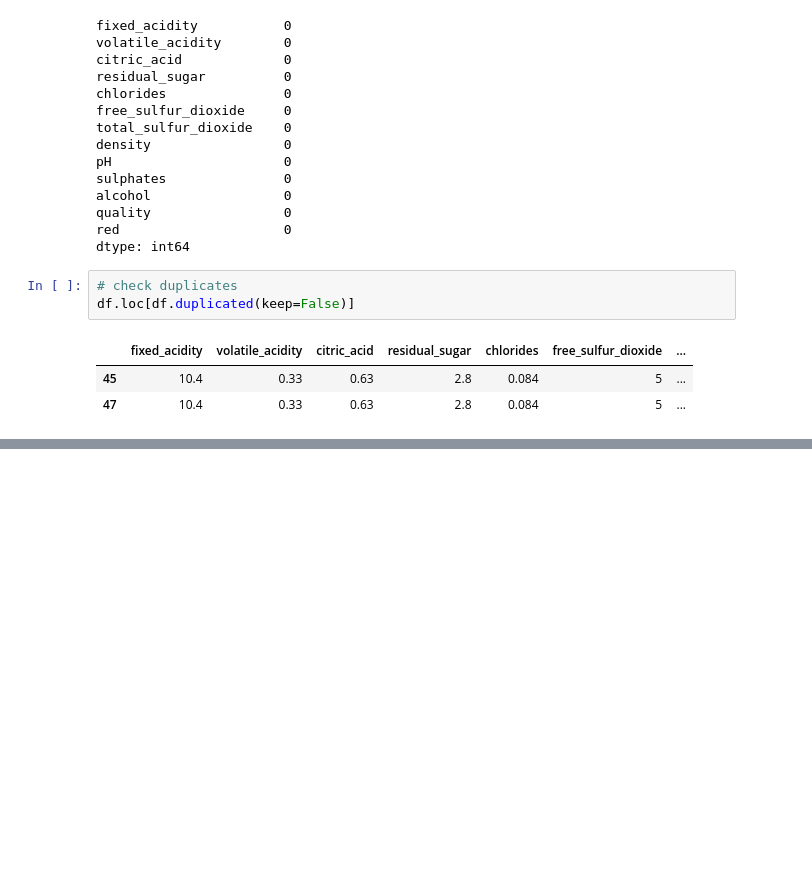
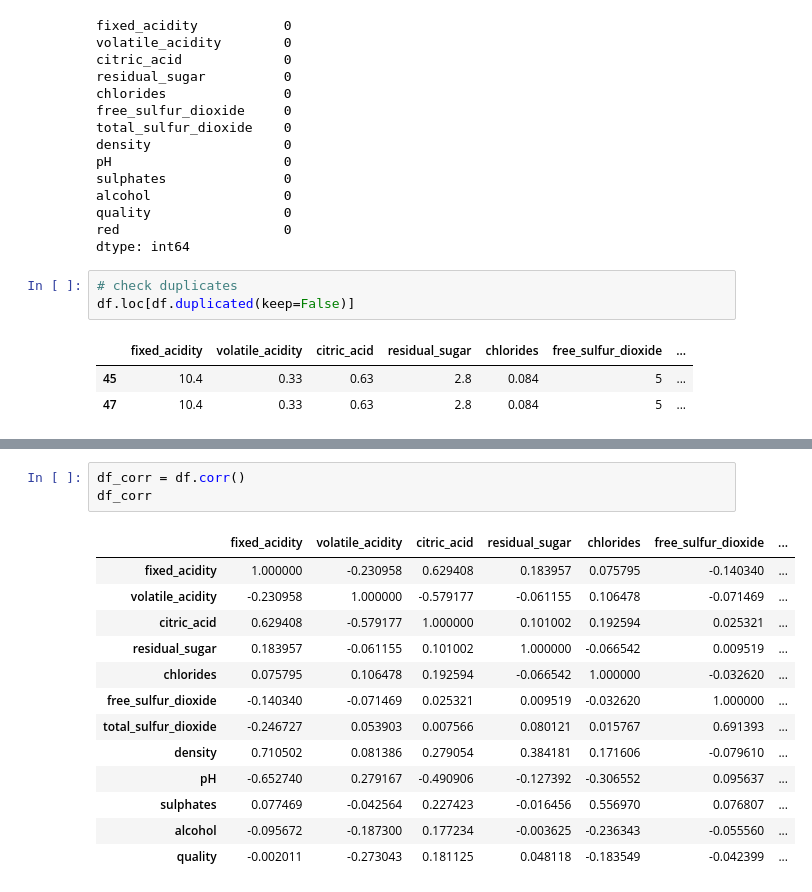
Before and after one commit to SimonRbk95/Strategy_Analytics, a Jupyter notebook: Tutorial_3/T3_assignment.ipynb, the cells around one changed output, grey strips where cells are left out. Drawn from its saved outputs; the diff is of its cells as text; blank space fills up the shorter version.

```diff
--- a/Tutorial_3/T3_assignment.ipynb
+++ b/Tutorial_3/T3_assignment.ipynb
@@ -115,0 +151,17 @@ Scaling variables does not necessarily overcome the issues of non-normal distrib
+# %%
+df_corr = df.corr()
+df_corr
+# %% [output]
+|  | fixed_acidity | volatile_acidity | citric_acid | residual_sugar | chlorides | free_sulfur_dioxide | ... |
+| fixed_acidity | 1.000000 | -0.230958 | 0.629408 | 0.183957 | 0.075795 | -0.140340 | ... |
+| volatile_acidity | -0.230958 | 1.000000 | -0.579177 | -0.061155 | 0.106478 | -0.071469 | ... |
+| citric_acid | 0.629408 | -0.579177 | 1.000000 | 0.101002 | 0.192594 | 0.025321 | ... |
+| residual_sugar | 0.183957 | -0.061155 | 0.101002 | 1.000000 | -0.066542 | 0.009519 | ... |
+| chlorides | 0.075795 | 0.106478 | 0.192594 | -0.066542 | 1.000000 | -0.032620 | ... |
+| free_sulfur_dioxide | -0.140340 | -0.071469 | 0.025321 | 0.009519 | -0.032620 | 1.000000 | ... |
+| total_sulfur_dioxide | -0.246727 | 0.053903 | 0.007566 | 0.080121 | 0.015767 | 0.691393 | ... |
+| density | 0.710502 | 0.081386 | 0.279054 | 0.384181 | 0.171606 | -0.079610 | ... |
+| pH | -0.652740 | 0.279167 | -0.490906 | -0.127392 | -0.306552 | 0.095637 | ... |
+| sulphates | 0.077469 | -0.042564 | 0.227423 | -0.016456 | 0.556970 | 0.076807 | ... |
+| alcohol | -0.095672 | -0.187300 | 0.177234 | -0.003625 | -0.236343 | -0.055560 | ... |
+| quality | -0.002011 | -0.273043 | 0.181125 | 0.048118 | -0.183549 | -0.042399 | ... |
```
Also changed, not shown: parts of 15 cells of this notebook.
